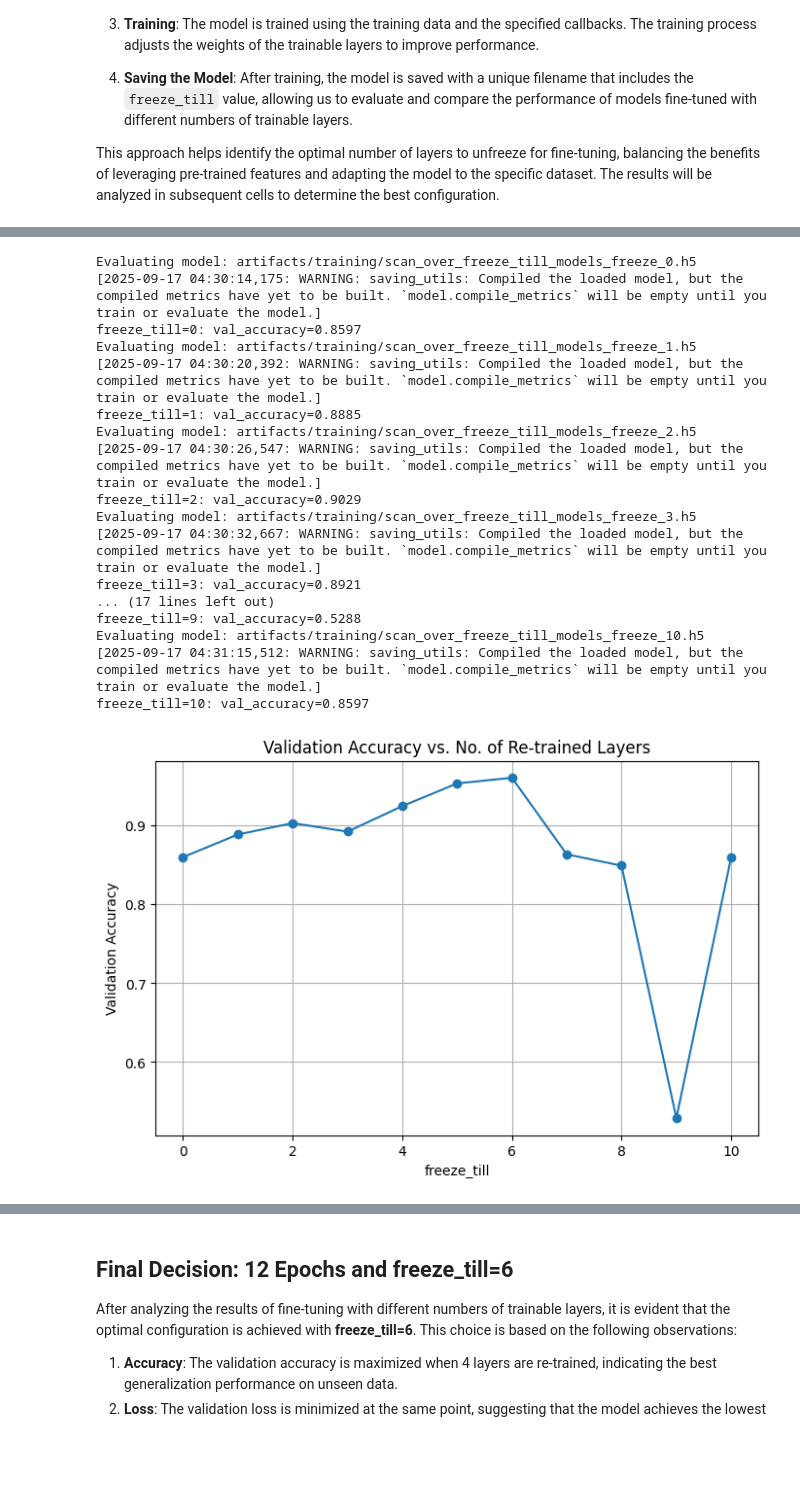
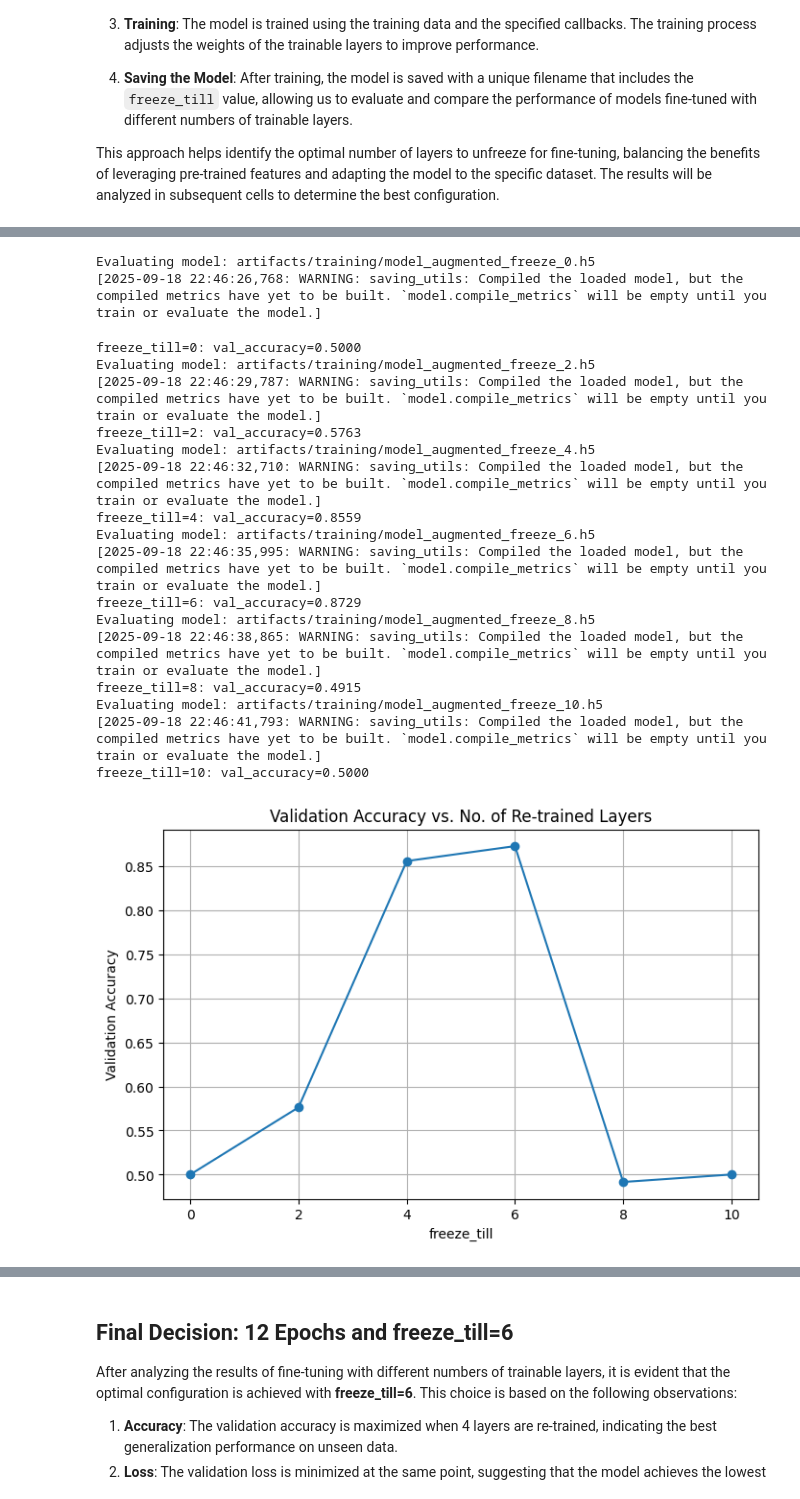
Before and after one commit to zkhechadoorian/CNNs_Cats_and_Dogs, a Jupyter notebook: research/st_04_augmented.ipynb, the cells around one changed output, grey strips where cells are left out. Drawn from its saved outputs; the diff is of its cells as text; code cells hidden in the pictures; blank space fills up the shorter version.

```diff
--- a/research/st_04_augmented.ipynb
+++ b/research/st_04_augmented.ipynb
@@ -408,7 +432,7 @@ try:
         # Train the model
         training.train(callback_list=callback_list)
         # Save with a unique name
-        trained_model_path = str(training.config.augmented_model_path).replace(".h5", f"_freeze_{freeze_till}.h5")
+        trained_model_path = str(training.config.trained_model_path).replace(".h5", f"_augmented_freeze_{freeze_till}.h5")
         training.save_model(trained_model_path, training.model)
         print(f"Saved model: {trained_model_path}")
 
@@ -457,50 +485,51 @@ val_accuracies = []
 val_losses = []
 
 # Loop through your saved models
-for freeze_till in range(0, 11):
-    model_path = str(training.config.scan_over_freeze_till_models_path).replace(".h5", f"_freeze_{freeze_till}.h5")
+for freeze_till in range(0, 11,2):
+    model_path = str(training.config.trained_model_path).replace(".h5", f"_augmented_freeze_{freeze_till}.h5")
     print(f"Evaluating model: {model_path}")
     model = tf.keras.models.load_model(model_path)
     # Evaluate on validation data
     loss, acc = model.evaluate(training.valid_generator, verbose=0)
     freeze_till_values.append(freeze_till)
     val_accuracies.append(acc)
     val_losses.append(loss)
     print(f"freeze_till={freeze_till}: val_accuracy={acc:.4f}")
 
 # Plot accuracy vs Freeze_till
 plt.figure(figsize=(8, 5))
 plt.plot(freeze_till_values, val_accuracies, marker='o')
 plt.xlabel('freeze_till')
 plt.ylabel('Validation Accuracy')
 plt.title('Validation Accuracy vs. No. of Re-trained Layers')
 plt.grid(True)
 plt.show()
 
 # Plot loss vs Freeze_till
 plt.figure(figsize=(8, 5))
 plt.plot(freeze_till_values, val_losses, marker='o')
 plt.xlabel('freeze_till')
 plt.ylabel('Validation Loss')
 plt.title('Validation Loss vs. No. of Re-trained Layers')
 plt.grid(True)
 plt.show()
 # %% [output]
-Evaluating model: artifacts/training/scan_over_freeze_till_models_freeze_0.h5
-[2025-09-17 04:30:14,175: WARNING: saving_utils: Compiled the loaded model, but the compiled metrics have yet to be built. `model.compile_metrics` will be empty until you train or evaluate the model.]
-freeze_till=0: val_accuracy=0.8597
-Evaluating model: artifacts/training/scan_over_freeze_till_models_freeze_1.h5
-[2025-09-17 04:30:20,392: WARNING: saving_utils: Compiled the loaded model, but the compiled metrics have yet to be built. `model.compile_metrics` will be empty until you train or evaluate the model.]
-freeze_till=1: val_accuracy=0.8885
-Evaluating model: artifacts/training/scan_over_freeze_till_models_freeze_2.h5
-[2025-09-17 04:30:26,547: WARNING: saving_utils: Compiled the loaded model, but the compiled metrics have yet to be built. `model.compile_metrics` will be empty until you train or evaluate the model.]
-freeze_till=2: val_accuracy=0.9029
-Evaluating model: artifacts/training/scan_over_freeze_till_models_freeze_3.h5
-[2025-09-17 04:30:32,667: WARNING: saving_utils: Compiled the loaded model, but the compiled metrics have yet to be built. `model.compile_metrics` will be empty until you train or evaluate the model.]
-freeze_till=3: val_accuracy=0.8921
-... (17 lines left out)
-freeze_till=9: val_accuracy=0.5288
-Evaluating model: artifacts/training/scan_over_freeze_till_models_freeze_10.h5
-[2025-09-17 04:31:15,512: WARNING: saving_utils: Compiled the loaded model, but the compiled metrics have yet to be built. `model.compile_metrics` will be empty until you train or evaluate the model.]
-freeze_till=10: val_accuracy=0.8597
+Evaluating model: artifacts/training/model_augmented_freeze_0.h5
+[2025-09-18 22:46:26,768: WARNING: saving_utils: Compiled the loaded model, but the compiled metrics have yet to be built. `model.compile_metrics` will be empty until you train or evaluate the model.]
+freeze_till=0: val_accuracy=0.5000
+Evaluating model: artifacts/training/model_augmented_freeze_2.h5
+[2025-09-18 22:46:29,787: WARNING: saving_utils: Compiled the loaded model, but the compiled metrics have yet to be built. `model.compile_metrics` will be empty until you train or evaluate the model.]
+freeze_till=2: val_accuracy=0.5763
+Evaluating model: artifacts/training/model_augmented_freeze_4.h5
+[2025-09-18 22:46:32,710: WARNING: saving_utils: Compiled the loaded model, but the compiled metrics have yet to be built. `model.compile_metrics` will be empty until you train or evaluate the model.]
+freeze_till=4: val_accuracy=0.8559
+Evaluating model: artifacts/training/model_augmented_freeze_6.h5
+[2025-09-18 22:46:35,995: WARNING: saving_utils: Compiled the loaded model, but the compiled metrics have yet to be built. `model.compile_metrics` will be empty until you train or evaluate the model.]
+freeze_till=6: val_accuracy=0.8729
+Evaluating model: artifacts/training/model_augmented_freeze_8.h5
+[2025-09-18 22:46:38,865: WARNING: saving_utils: Compiled the loaded model, but the compiled metrics have yet to be built. `model.compile_metrics` will be empty until you train or evaluate the model.]
+freeze_till=8: val_accuracy=0.4915
+Evaluating model: artifacts/training/model_augmented_freeze_10.h5
+[2025-09-18 22:46:41,793: WARNING: saving_utils: Compiled the loaded model, but the compiled metrics have yet to be built. `model.compile_metrics` will be empty until you train or evaluate the model.]
+freeze_till=10: val_accuracy=0.5000
-[figure, old version]
+[figure, new version]
```
Also changed, not shown: parts of 9 cells of this notebook, 6 other files.
